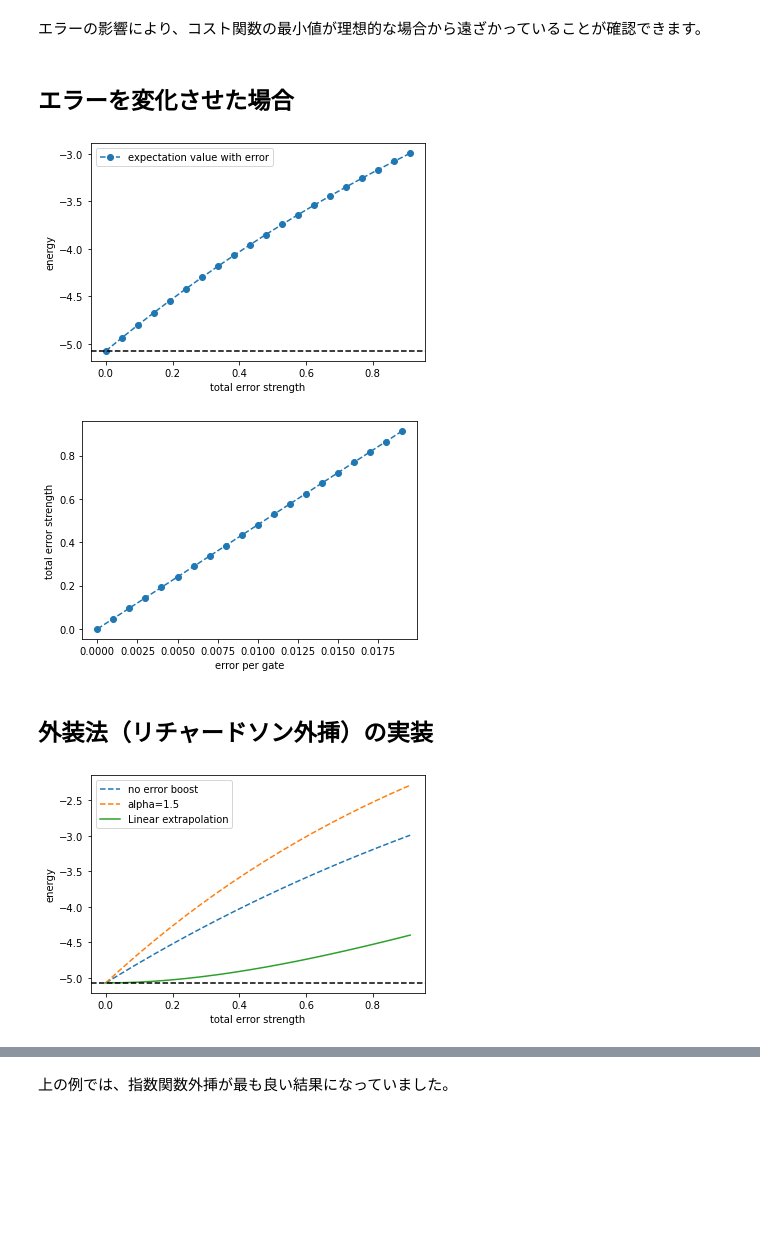
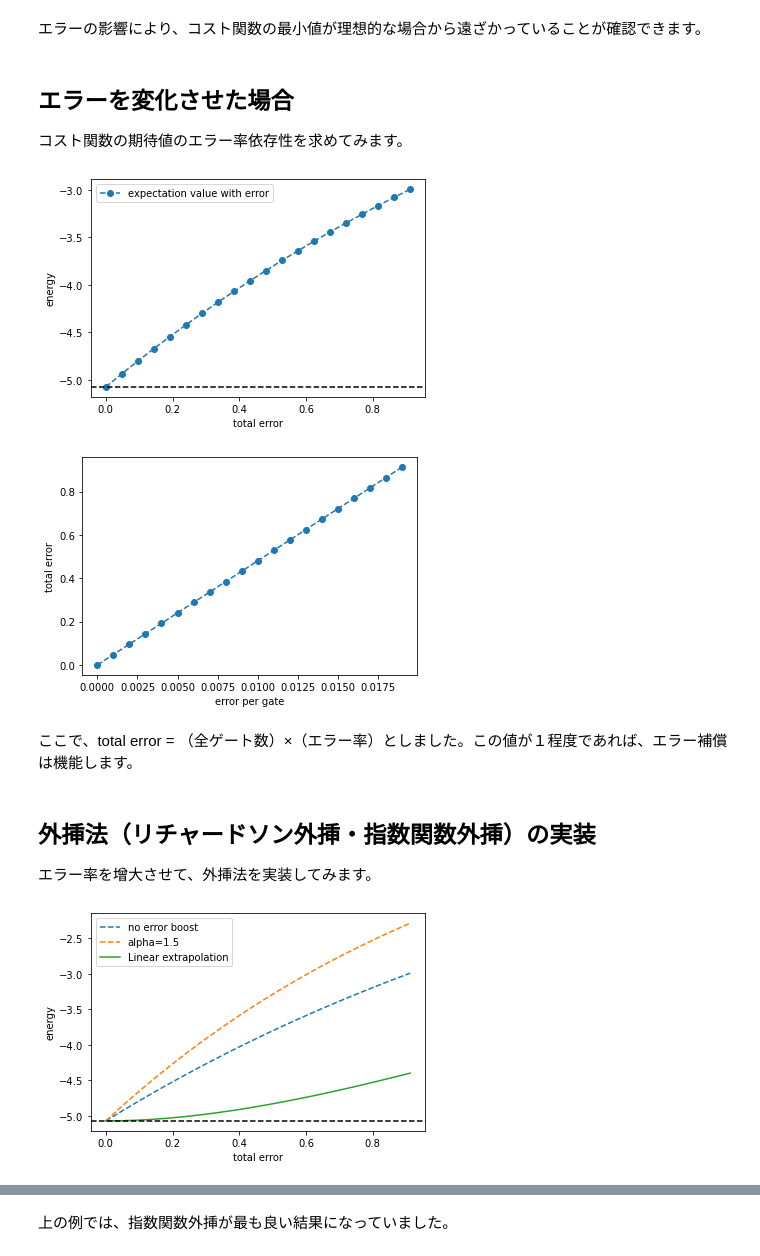
Before and after one commit to Qulacs-Osaka/quantum_software_handson, a Jupyter notebook: doc/source/notebooks/04_02_Extrapolation.ipynb, the cells around one changed output, grey strips where cells are left out. Cells and saved outputs as stored; diff of their text form; code cells hidden in the pictures; blank space fills up the shorter version.

```diff
--- a/doc/source/notebooks/04_02_Extrapolation.ipynb
+++ b/doc/source/notebooks/04_02_Extrapolation.ipynb
@@ -125,6 +128,7 @@ print(minimized_costfunction_noise)
 エラーの影響により、コスト関数の最小値が理想的な場合から遠ざかっていることが確認できます。
 # %% [markdown]
 ## エラーを変化させた場合
+コスト関数の期待値のエラー率依存性を求めてみます。
 # %%
 data_cost_depolarizingnoise = []
 data_noise_strength = []
@@ -140,24 +144,27 @@ for i in range(20):
     data_noise_strength.append(total_error_rate)
     data_error_rate_per_gate.append(error_rate)
 # %%
-#コスト関数 vs エラー率のグラフ
+#コスト関数 vs （全ゲート数）×（エラー率）のグラフ
 plt.plot(data_noise_strength,data_cost_depolarizingnoise, marker="o", linestyle = "--", label=f"expectation value with error")
 plt.axhline(minimized_costfunction_noiseless, color="black", linestyle="dashed")
 plt.ylabel("energy")
-plt.xlabel("total error strength")
+plt.xlabel("total error")
 plt.legend()
 plt.show()
 
 #（全ゲート数）×（エラー率） vs エラー率のグラフ
 plt.plot(data_error_rate_per_gate,data_noise_strength, marker="o", linestyle = "--")
-plt.ylabel("total error strength")
+plt.ylabel("total error")
 plt.xlabel("error per gate")
 plt.show()
 # %% [output]
-[figure, old version]
+[figure, new version]
-[figure, old version]
+[figure, new version]
+# %% [markdown]
+ここで、total error = （全ゲート数）×（エラー率）としました。この値が１程度であれば、エラー補償は機能します。
 # %% [markdown]
-## 外装法（リチャードソン外挿）の実装
+## 外挿法（リチャードソン外挿・指数関数外挿）の実装
+エラー率を增大させて、外挿法を実装してみます。
 # %%
 ##error mitigation（外挿法）を実行する。リチャードソン外挿のうち、線形外挿をやってみる。
 ## ノイズに関するコスト関数のグラフ
@@ -182,11 +189,11 @@ plt.plot(data_noise_strength,data_cost_depolarizingnoise_alpha, label=f"alpha=1.
 plt.plot(data_noise_strength,data_cost_depolarizingnoise_linear_extrapolation, label=f"Linear extrapolation")
 plt.axhline(minimized_costfunction_noiseless, color="black", linestyle="dashed")
 plt.ylabel("energy")
-plt.xlabel("total error strength")
+plt.xlabel("total error")
 plt.legend()
 plt.show()
 # %% [output]
-[figure, old version]
+[figure, new version]
 # %%
 ##error mitigation（外挿法）を実行する　その２（２次多項式で外挿）
 ## ノイズに関するコスト関数のグラフ
```
Also changed, not shown: parts of 21 cells of this notebook, 2 other files.
